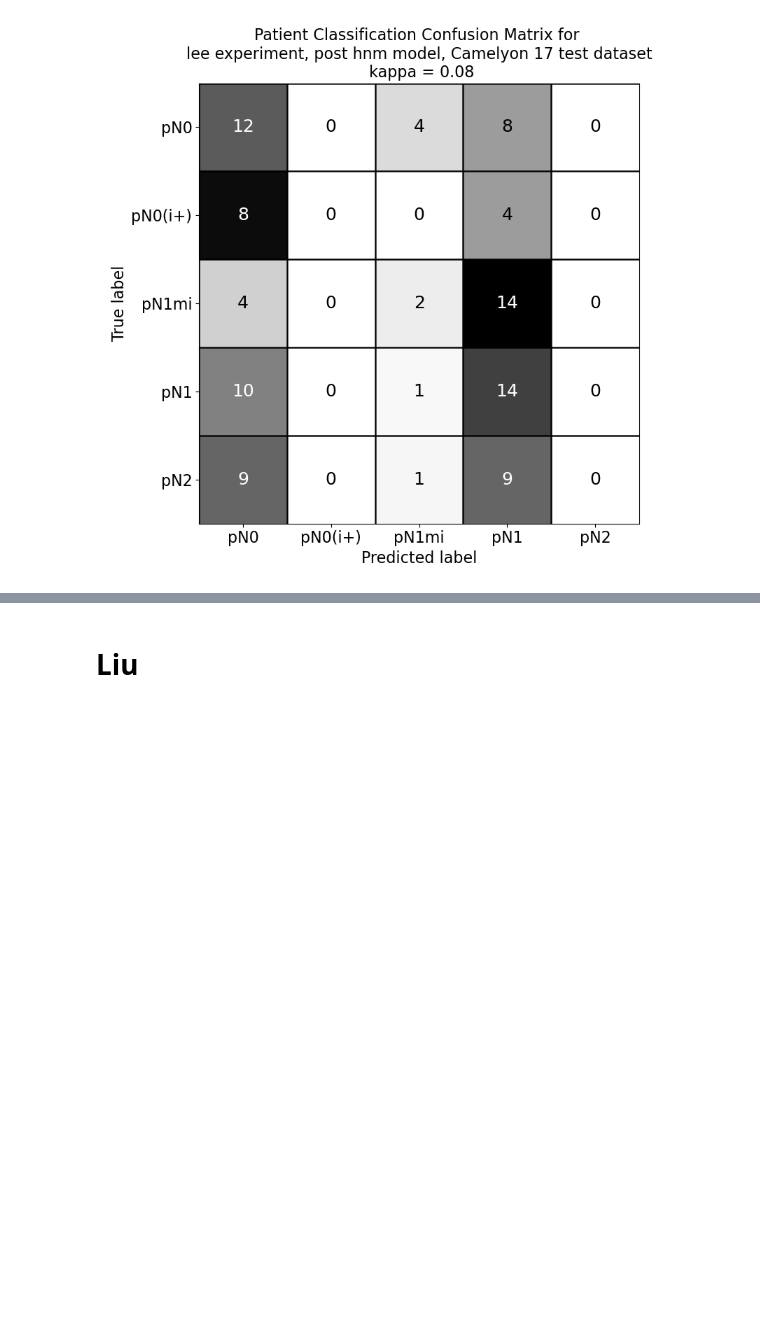
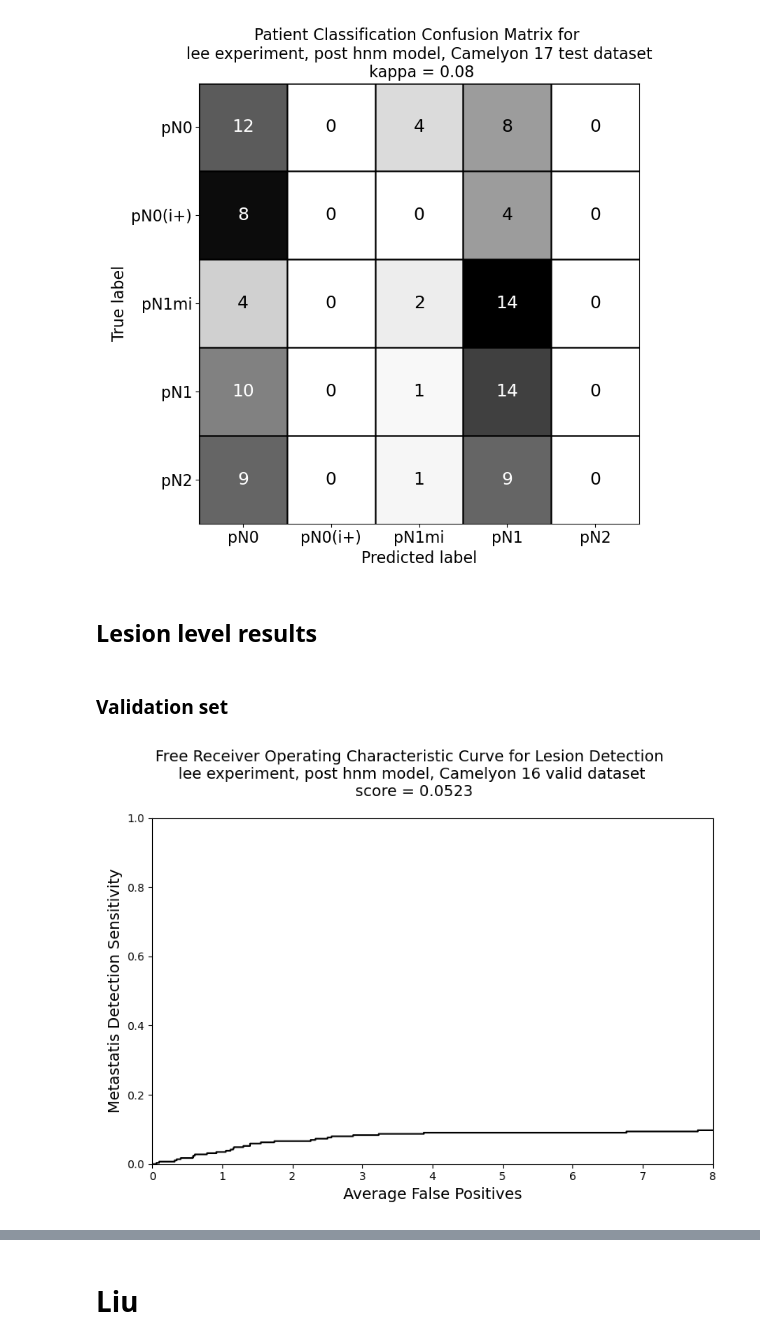
Before and after one commit to StAndrewsMedTech/repathcamelyon, a Jupyter notebook: notebooks/2021_04_19_CF_results.ipynb, the cells around one changed output, grey strips where cells are left out. Cells and saved outputs as stored; diff of their text form; code cells hidden in the pictures; blank space fills up the shorter version.

```diff
--- a/notebooks/2021_04_19_CF_results.ipynb
+++ b/notebooks/2021_04_19_CF_results.ipynb
@@ -304,3 +320,12 @@ letstpat17_cm = letstpat17 + "confidence_matrix.png"
 Image.open(letstpat17_cm)
 # %% [output]
 [figure]
+# %% [markdown]
+## Lesion level results
+# %% [markdown]
+### Validation set
+# %%
+leposval16les = exp_pathle + "post_hnm_results/lesion_results/valid16/froc_curve.png"
+Image.open(leposval16les)
+# %% [output]
+[figure, added]
```
Also changed, not shown: parts of 14 cells of this notebook, 13 other files.
